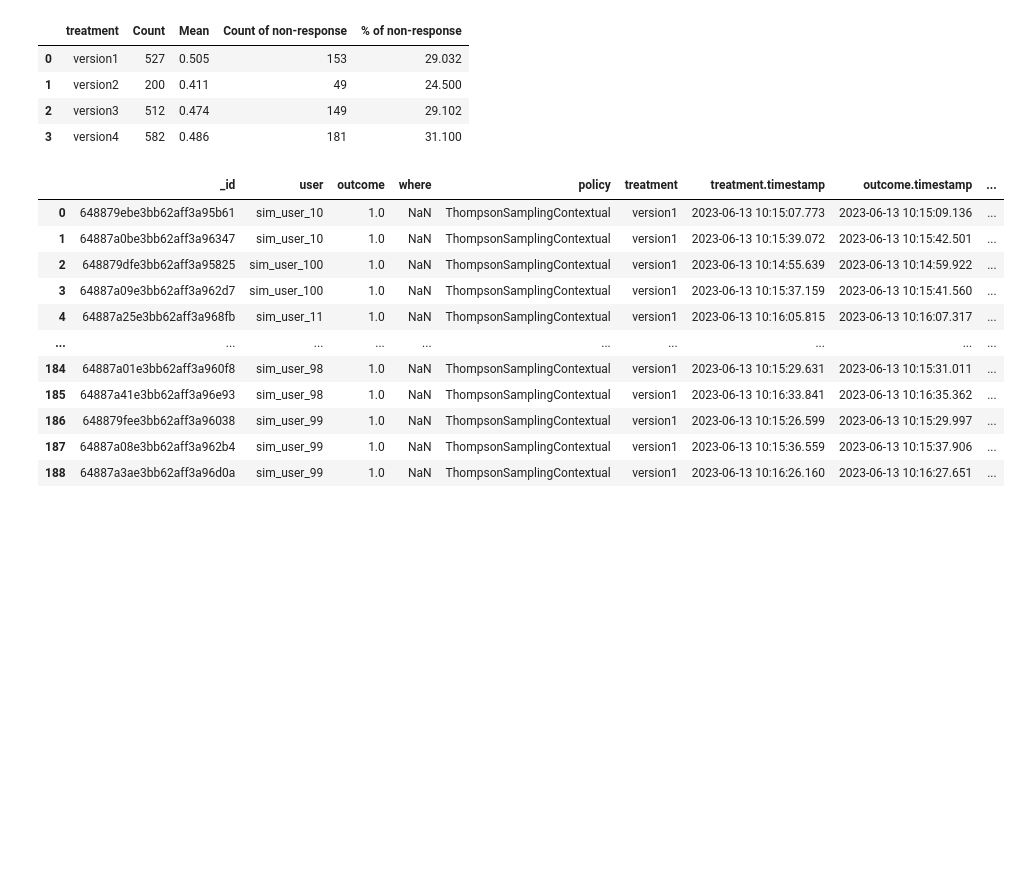
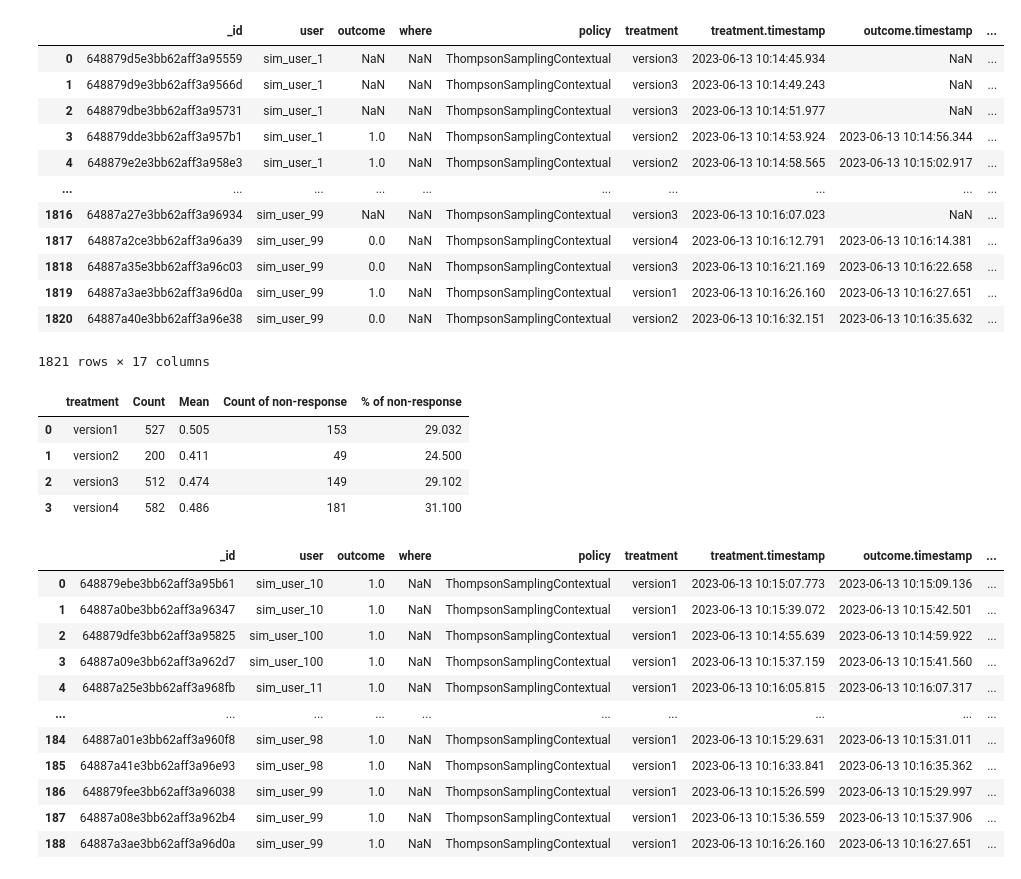
Before and after one commit to AIEPlatform/AIEPlatform, a Jupyter notebook: backend/Analysis/summary table test.ipynb, the cells around one changed output. Cells and saved outputs as stored; diff of their text form; code cells hidden in the pictures; blank space fills up the shorter version.

```diff
--- a/backend/Analysis/summary table test.ipynb
+++ b/backend/Analysis/summary table test.ipynb
@@ -36,6 +36,23 @@ def get_stats(df, group_by):
         "percent_of_non_response": "% of non-response"
     })
     return df
+# %%
+df = pd.read_csv('~/Desktop/DataArrow/dataset/4v4var.csv')
+df
+# %% [output]
+|  | _id | user | outcome | where | policy | treatment | treatment.timestamp | outcome.timestamp | ... |
+| 0 | 648879d5e3bb62aff3a95559 | sim_user_1 | NaN | NaN | ThompsonSamplingContextual | version3 | 2023-06-13 10:14:45.934 | NaN | ... |
+| 1 | 648879d9e3bb62aff3a9566d | sim_user_1 | NaN | NaN | ThompsonSamplingContextual | version3 | 2023-06-13 10:14:49.243 | NaN | ... |
+| 2 | 648879dbe3bb62aff3a95731 | sim_user_1 | NaN | NaN | ThompsonSamplingContextual | version3 | 2023-06-13 10:14:51.977 | NaN | ... |
+| 3 | 648879dde3bb62aff3a957b1 | sim_user_1 | 1.0 | NaN | ThompsonSamplingContextual | version2 | 2023-06-13 10:14:53.924 | 2023-06-13 10:14:56.344 | ... |
+| 4 | 648879e2e3bb62aff3a958e3 | sim_user_1 | 1.0 | NaN | ThompsonSamplingContextual | version2 | 2023-06-13 10:14:58.565 | 2023-06-13 10:15:02.917 | ... |
+| ... | ... | ... | ... | ... | ... | ... | ... | ... | ... |
+| 1816 | 64887a27e3bb62aff3a96934 | sim_user_99 | NaN | NaN | ThompsonSamplingContextual | version3 | 2023-06-13 10:16:07.023 | NaN | ... |
+| 1817 | 64887a2ce3bb62aff3a96a39 | sim_user_99 | 0.0 | NaN | ThompsonSamplingContextual | version4 | 2023-06-13 10:16:12.791 | 2023-06-13 10:16:14.381 | ... |
+| 1818 | 64887a35e3bb62aff3a96c03 | sim_user_99 | 0.0 | NaN | ThompsonSamplingContextual | version3 | 2023-06-13 10:16:21.169 | 2023-06-13 10:16:22.658 | ... |
+| 1819 | 64887a3ae3bb62aff3a96d0a | sim_user_99 | 1.0 | NaN | ThompsonSamplingContextual | version1 | 2023-06-13 10:16:26.160 | 2023-06-13 10:16:27.651 | ... |
+| 1820 | 64887a40e3bb62aff3a96e38 | sim_user_99 | 0.0 | NaN | ThompsonSamplingContextual | version2 | 2023-06-13 10:16:32.151 | 2023-06-13 10:16:35.632 | ... |
+1821 rows × 17 columns
 # %%
 # test
 get_stats(df, ['treatment'])
```
Also changed, not shown: parts of 8 cells of this notebook, 1 other file.
